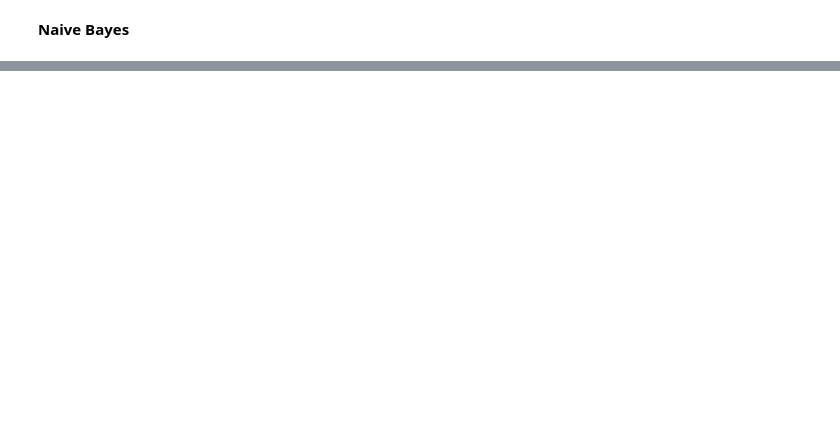
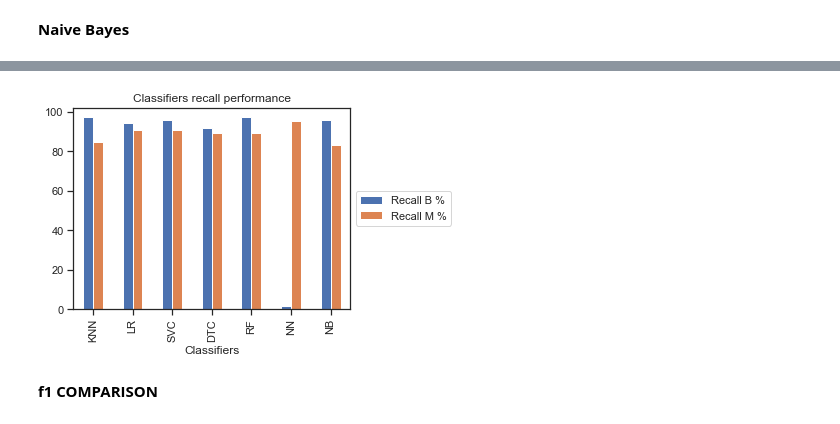
Before and after one commit to RobVergano/PDA22-Project-2, a Jupyter notebook: PDA22 Project 2.ipynb, the cells around one changed output, grey strips where cells are left out. Cells and saved outputs as stored; diff of their text form; code cells hidden in the pictures; blank space fills up the shorter version.

```diff
--- a/PDA22 Project 2.ipynb
+++ b/PDA22 Project 2.ipynb
@@ -495,5 +534,0 @@ array([91.02564103, 95.16129032])
-# %%
-# Decision tree classifier recall
-
-dtc_rec = (recall_score(y_test, y_pred_en, average=None))*100
-dtc_rec
@@ -562,5 +605,0 @@ array([ 92.5, 100. ])
-# %%
-# Random forest recall
-
-rf_rec = (recall_score(y_test, y_pred_test, average=None))*100
-rf_rec
@@ -785,0 +862,22 @@ plt.tight_layout()
+# %%
+recall_comp = [knn_rec, lr_rec, svc_rec, dtc_rec, rf_rec, nn_rec, nb_rec]
+
+reczero = []
+recone = []
+
+for i in recall_comp:
+    r0 = i.item(0)
+    r1 = i.item(1)
+    reczero.append(r0)
+    recone.append(r1)
+
+c = np.array(reczero)
+d = np.array(recone)
+
+recall_data = {"Classifiers":["KNN","LR","SVC","DTC","RF","NN","NB"],
+            "Recall B %":c,
+            "Recall M %":d
+       }
+
+recalldf = round(pd.DataFrame(data=recall_data),2)
+recalldf
@@ -785,0 +893,12 @@ plt.tight_layout()
+# %%
+# plotting graph
+sns.set(style="ticks")
+recalldf.plot(x="Classifiers", y=["Recall B %", "Recall M %"], kind="bar")
+plt.title("Classifiers recall performance")
+plt.legend(loc='center left', bbox_to_anchor=(1, 0.5))
+plt.grid(False)
+plt.tight_layout()
+# %% [output]
+[figure, added]
+# %% [markdown]
+**f1 COMPARISON**
```
Also changed, not shown: parts of 86 cells of this notebook.
